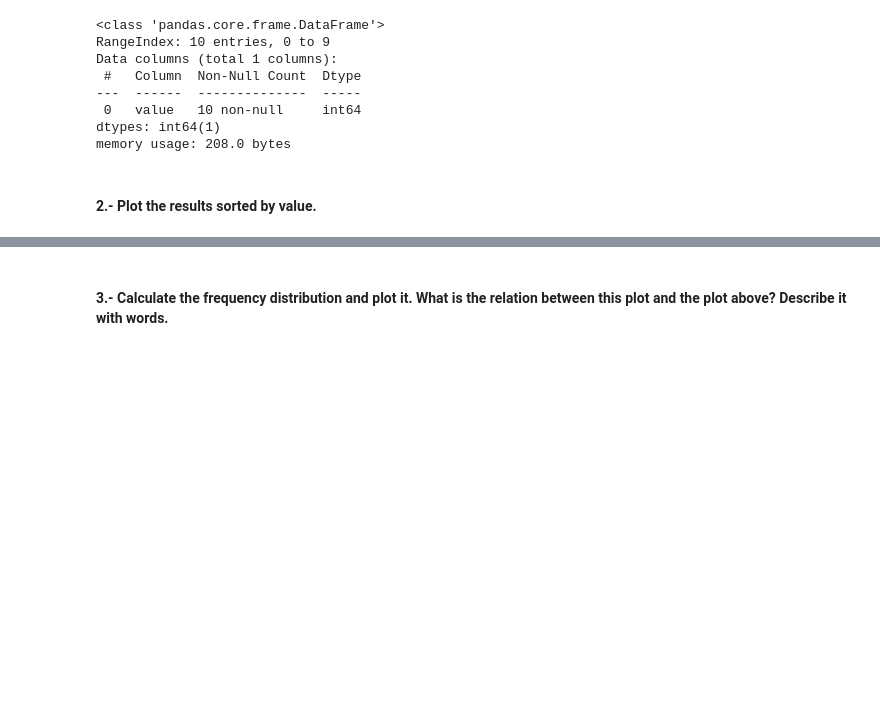
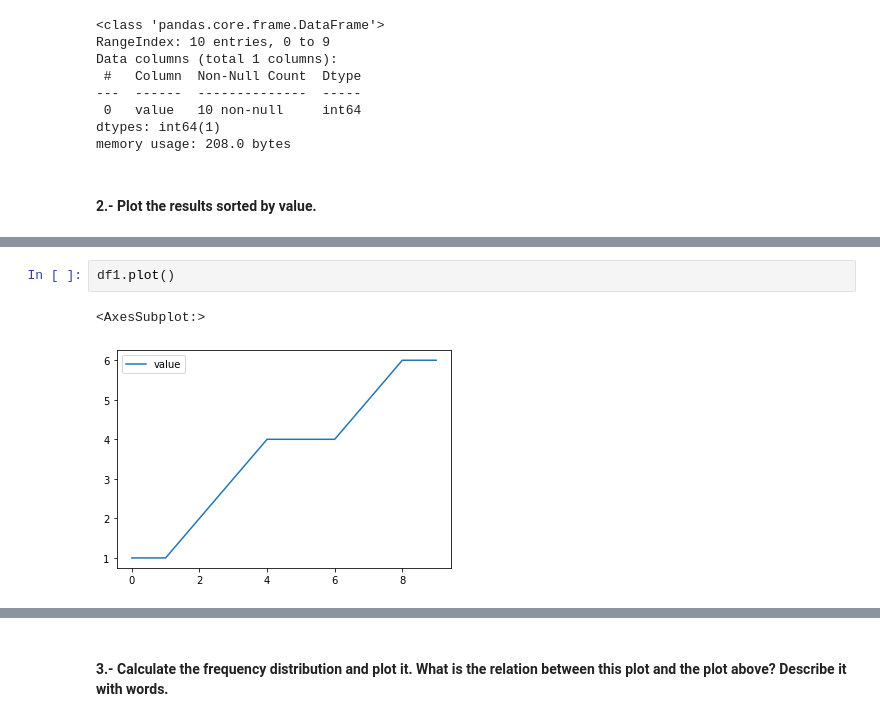
Before and after one commit to anadeondarza/dataptmad0522_labs, a Jupyter notebook: module-2/understanding-descriptive-stats/your-code/main.ipynb, the cells around one changed output, grey strips where cells are left out. Drawn from its saved outputs; the diff is of its cells as text; blank space fills up the shorter version.

```diff
--- a/module-2/understanding-descriptive-stats/your-code/main.ipynb
+++ b/module-2/understanding-descriptive-stats/your-code/main.ipynb
@@ -57,4 +60,9 @@ df1
 | 9 | 6 |
+# %%
+df1.plot()
+# %% [output]
+<AxesSubplot:>
+[figure, added]
 # %%
 sns.countplot(x ="value", data = df1)
 # %% [output]
```
Also changed, not shown: parts of 40 cells of this notebook.
